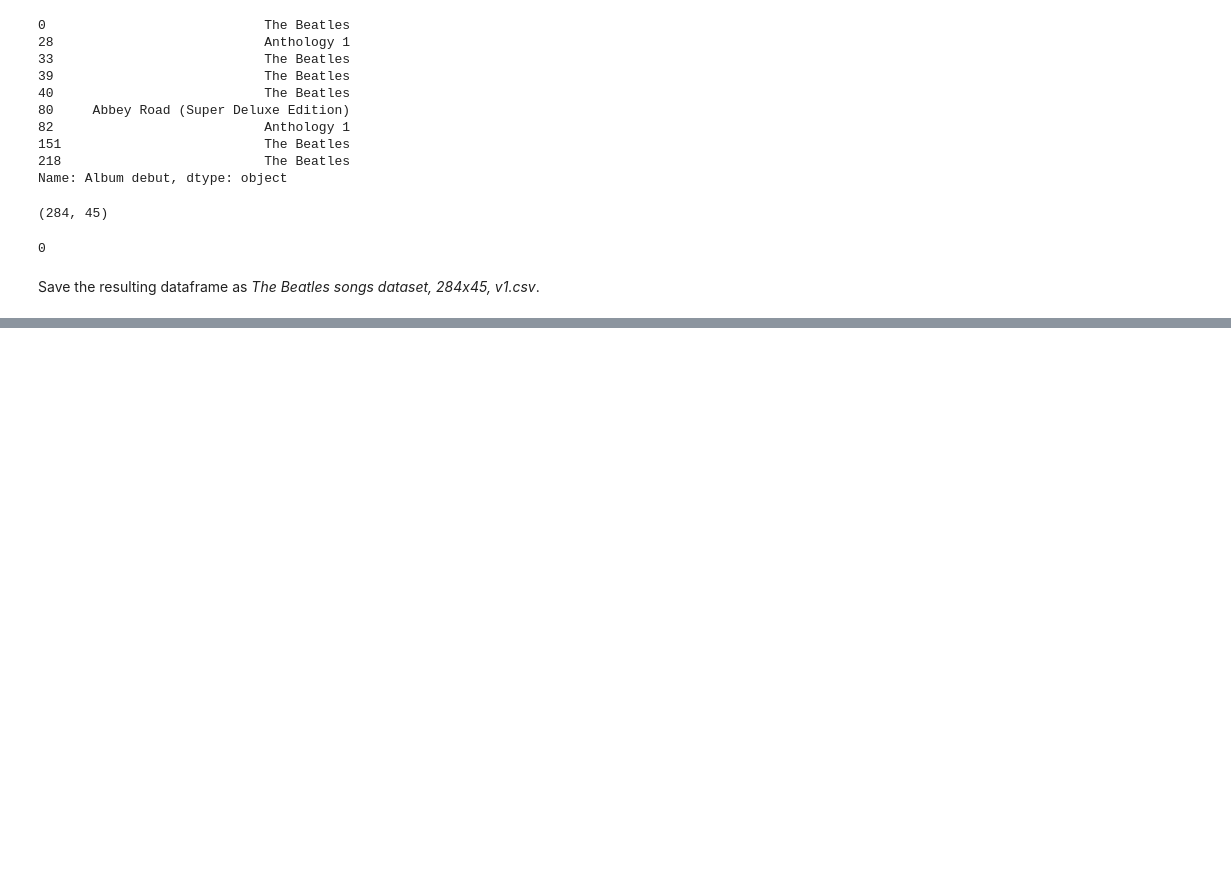
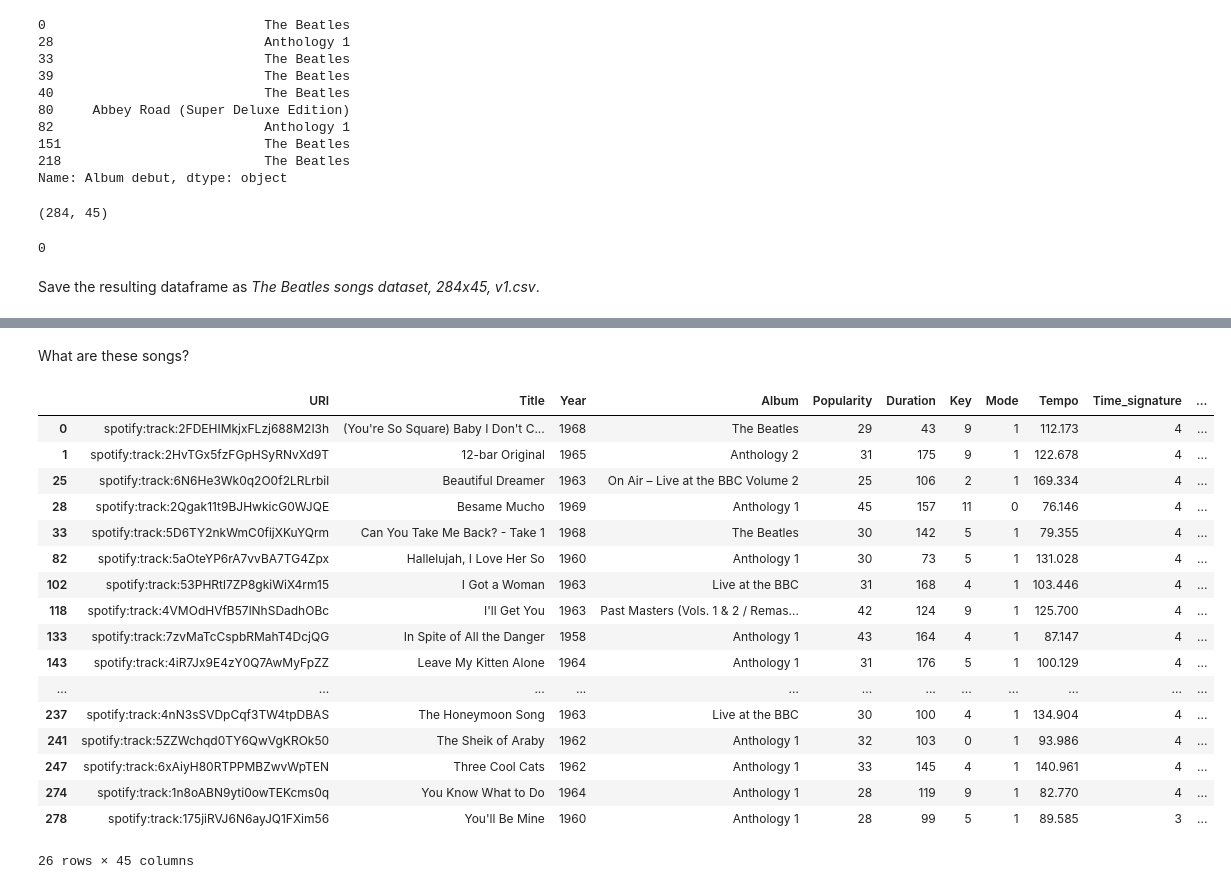
Before and after one commit to devedzic/spotipy-getting-started, a Jupyter notebook: notebooks/cleaning_The_Beatles_songs_dataset.ipynb, the cells around one changed output, grey strips where cells are left out. Saved outputs shown, nothing was run; the diff lists cells and outputs as text; code cells hidden in the pictures; blank space fills up the shorter version.

Commit message:
The second version of cleaning_The_Beatles_songs_dataset.ipynb - removing NaN for Styles, Moods and Themes (part one).

```diff
--- a/notebooks/cleaning_The_Beatles_songs_dataset.ipynb
+++ b/notebooks/cleaning_The_Beatles_songs_dataset.ipynb
@@ -160,0 +293,2 @@ songs.to_csv('../data/The Beatles songs dataset, 284x45, v1.csv')
+# %%
+songs = pd.read_csv('../data/The Beatles songs dataset, 284x45, v3.csv')
@@ -160,0 +319,23 @@ songs.to_csv('../data/The Beatles songs dataset, 284x45, v1.csv')
+# %% [markdown]
+What are these songs?
+# %%
+display(songs.loc[songs.Styles.isnull()])
+# %% [output]
+|  | URI | Title | Year | Album | Popularity | Duration | Key | Mode | Tempo | Time_signature | ... |
+| 0 | spotify:track:2FDEHIMkjxFLzj688M2I3h | (You're So Square) Baby I Don't C... | 1968 | The Beatles | 29 | 43 | 9 | 1 | 112.173 | 4 | ... |
+| 1 | spotify:track:2HvTGx5fzFGpHSyRNvXd9T | 12-bar Original | 1965 | Anthology 2 | 31 | 175 | 9 | 1 | 122.678 | 4 | ... |
+| 25 | spotify:track:6N6He3Wk0q2O0f2LRLrbil | Beautiful Dreamer | 1963 | On Air – Live at the BBC Volume 2 | 25 | 106 | 2 | 1 | 169.334 | 4 | ... |
+| 28 | spotify:track:2Qgak11t9BJHwkicG0WJQE | Besame Mucho | 1969 | Anthology 1 | 45 | 157 | 11 | 0 | 76.146 | 4 | ... |
+| 33 | spotify:track:5D6TY2nkWmC0fijXKuYQrm | Can You Take Me Back? - Take 1 | 1968 | The Beatles | 30 | 142 | 5 | 1 | 79.355 | 4 | ... |
+| 82 | spotify:track:5aOteYP6rA7vvBA7TG4Zpx | Hallelujah, I Love Her So | 1960 | Anthology 1 | 30 | 73 | 5 | 1 | 131.028 | 4 | ... |
+| 102 | spotify:track:53PHRtl7ZP8gkiWiX4rm15 | I Got a Woman | 1963 | Live at the BBC | 31 | 168 | 4 | 1 | 103.446 | 4 | ... |
+| 118 | spotify:track:4VMOdHVfB57lNhSDadhOBc | I'll Get You | 1963 | Past Masters (Vols. 1 & 2 / Remas... | 42 | 124 | 9 | 1 | 125.700 | 4 | ... |
+| 133 | spotify:track:7zvMaTcCspbRMahT4DcjQG | In Spite of All the Danger | 1958 | Anthology 1 | 43 | 164 | 4 | 1 | 87.147 | 4 | ... |
+| 143 | spotify:track:4iR7Jx9E4zY0Q7AwMyFpZZ | Leave My Kitten Alone | 1964 | Anthology 1 | 31 | 176 | 5 | 1 | 100.129 | 4 | ... |
+| ... | ... | ... | ... | ... | ... | ... | ... | ... | ... | ... | ... |
+| 237 | spotify:track:4nN3sSVDpCqf3TW4tpDBAS | The Honeymoon Song | 1963 | Live at the BBC | 30 | 100 | 4 | 1 | 134.904 | 4 | ... |
+| 241 | spotify:track:5ZZWchqd0TY6QwVgKROk50 | The Sheik of Araby | 1962 | Anthology 1 | 32 | 103 | 0 | 1 | 93.986 | 4 | ... |
+| 247 | spotify:track:6xAiyH80RTPPMBZwvWpTEN | Three Cool Cats | 1962 | Anthology 1 | 33 | 145 | 4 | 1 | 140.961 | 4 | ... |
+| 274 | spotify:track:1n8oABN9yti0owTEKcms0q | You Know What to Do | 1964 | Anthology 1 | 28 | 119 | 9 | 1 | 82.770 | 4 | ... |
+| 278 | spotify:track:175jiRVJ6N6ayJQ1FXim56 | You'll Be Mine | 1960 | Anthology 1 | 28 | 99 | 5 | 1 | 89.585 | 3 | ... |
+26 rows × 45 columns
```
Also changed, not shown: parts of 60 cells of this notebook.
